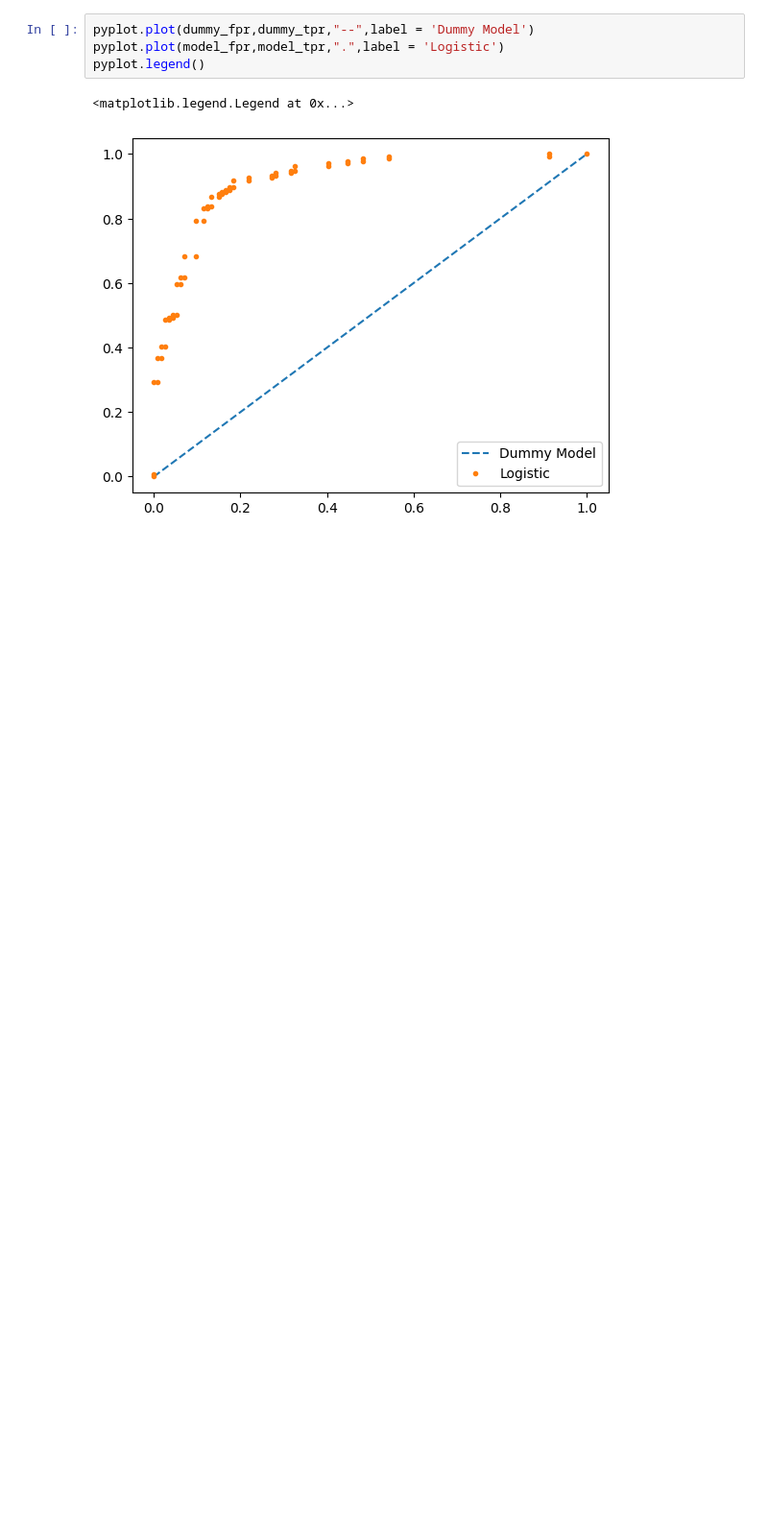
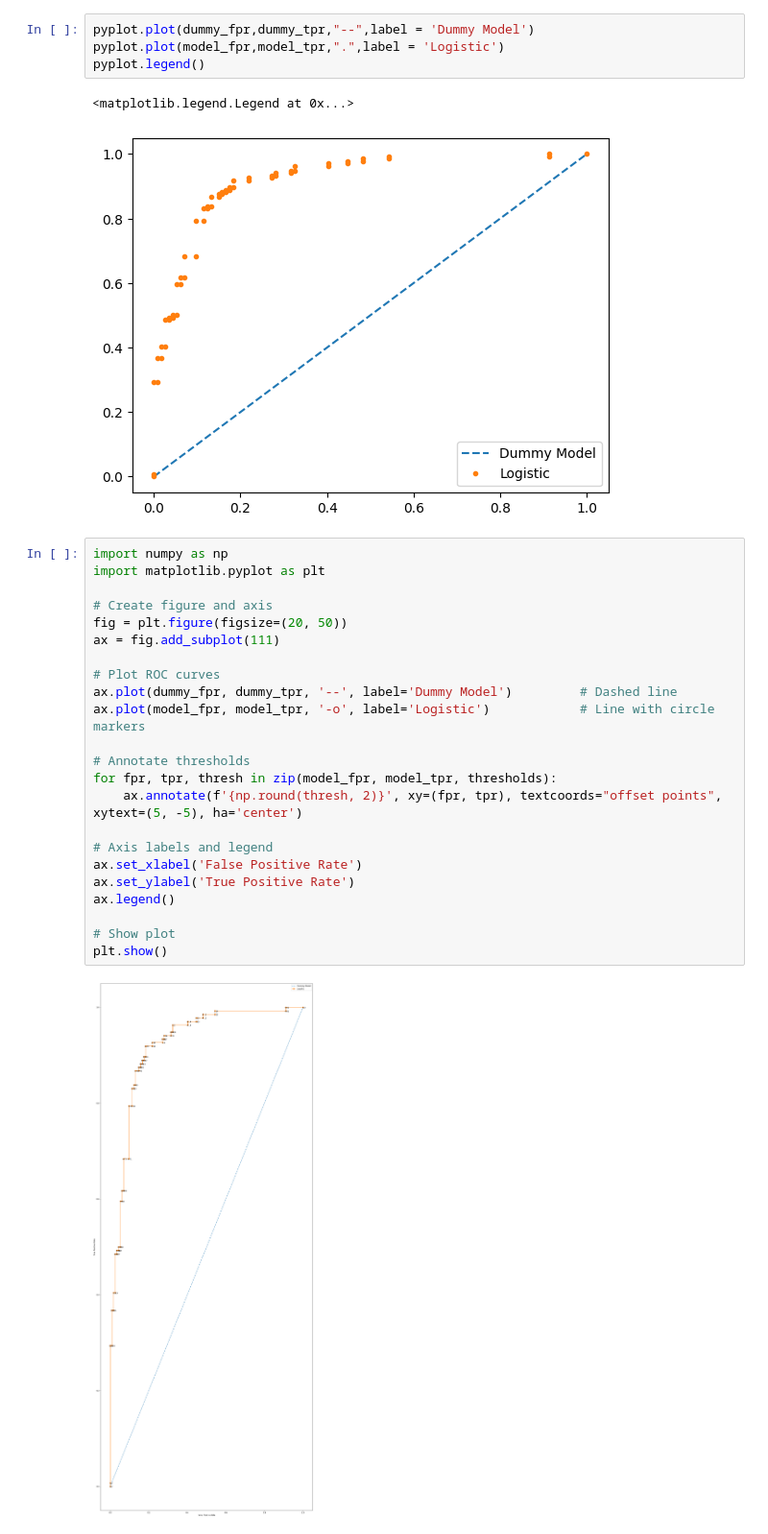
Before and after one commit to HanniKanchap/ML, a Jupyter notebook: Supervised_ML/Classification/Logistic_Regression(Multiclass).ipynb, the cells around one changed output. Shown at 96% size. Drawn from its saved outputs; the diff is of its cells as text; blank space fills up the shorter version.

Commit message:
Threshold setting logic

```diff
--- a/Supervised_ML/Classification/Logistic_Regression(Multiclass).ipynb
+++ b/Supervised_ML/Classification/Logistic_Regression(Multiclass).ipynb
@@ -348,3 +348,28 @@ pyplot.legend()
 # %% [output]
 <matplotlib.legend.Legend at 0x...>
 [figure]
+# %%
+import numpy as np
+import matplotlib.pyplot as plt
+
+# Create figure and axis
+fig = plt.figure(figsize=(20, 50))
+ax = fig.add_subplot(111)
+
+# Plot ROC curves
+ax.plot(dummy_fpr, dummy_tpr, '--', label='Dummy Model')         # Dashed line
+ax.plot(model_fpr, model_tpr, '-o', label='Logistic')            # Line with circle markers
+
+# Annotate thresholds
+for fpr, tpr, thresh in zip(model_fpr, model_tpr, thresholds):
+    ax.annotate(f'{np.round(thresh, 2)}', xy=(fpr, tpr), textcoords="offset points", xytext=(5, -5), ha='center')
+
+# Axis labels and legend
+ax.set_xlabel('False Positive Rate')
+ax.set_ylabel('True Positive Rate')
+ax.legend()
+
+# Show plot
+plt.show()
+# %% [output]
+[figure, added]
```
